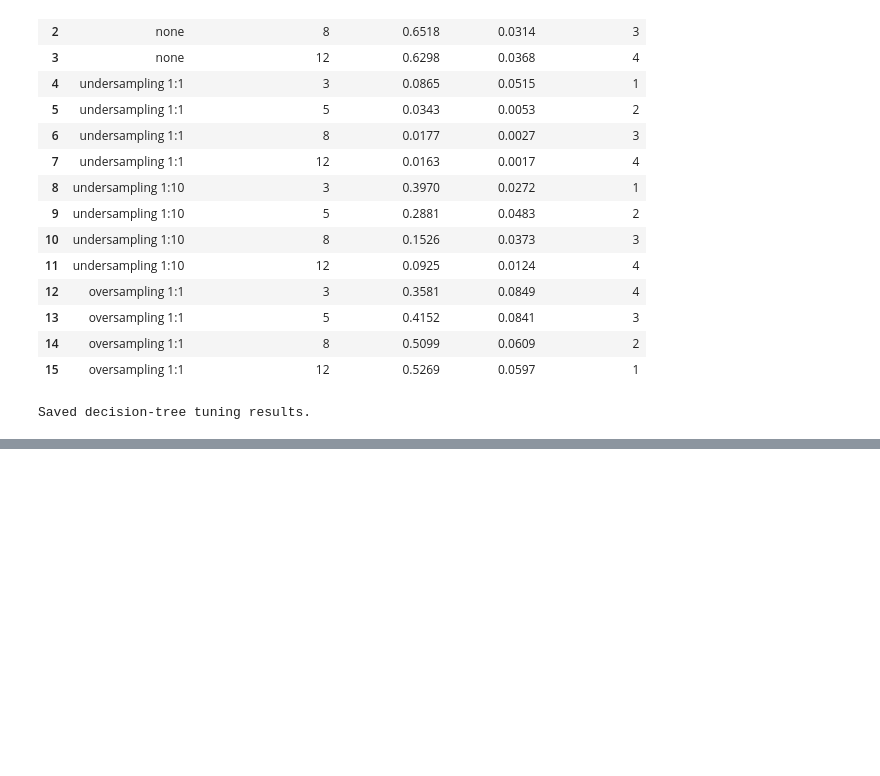
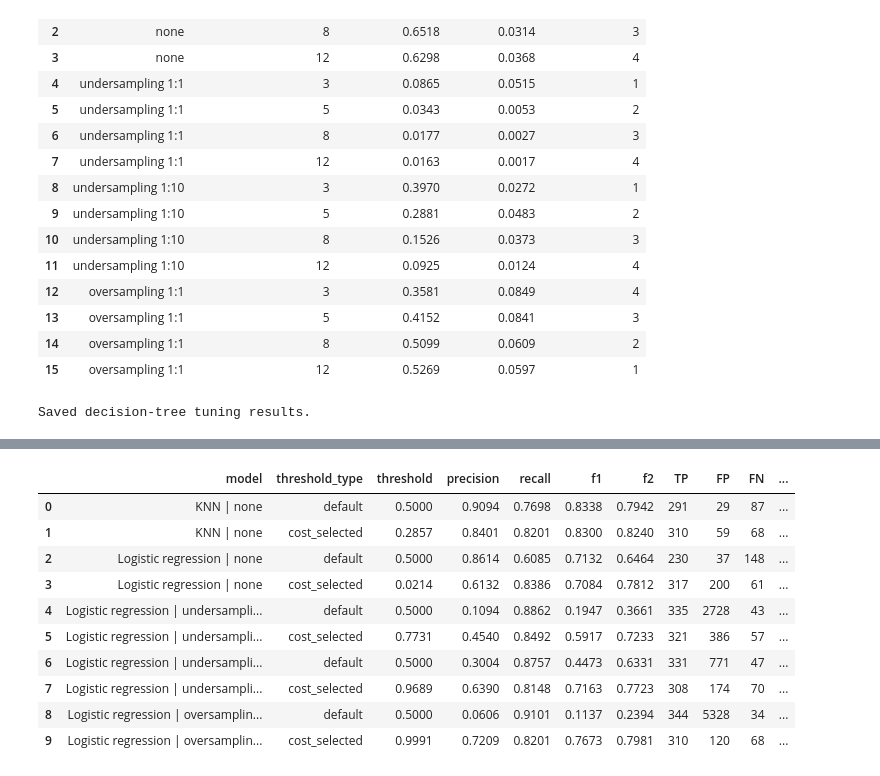
Before and after one commit to chayaagowda/Machine-Learning-and-Data-Mining-Project, a Jupyter notebook: Fraud_Setup_and_E1_Baseline.ipynb, the cells around one changed output, grey strips where cells are left out. Saved outputs shown, nothing was run; the diff lists cells and outputs as text; code cells hidden in the pictures; blank space fills up the shorter version.

```diff
--- a/Fraud_Setup_and_E1_Baseline.ipynb
+++ b/Fraud_Setup_and_E1_Baseline.ipynb
@@ -900,0 +1187,95 @@ Together at the end: E7 (feature selection and threshold choice on the best mode
+# %%
+threshold_rows = []
+selected_thresholds = {}
+
+y_oof = oof_predictions["Class"].to_numpy()
+n_positive = int(y_oof.sum())
+n_negative = len(y_oof) - n_positive
+
+for column in oof_predictions.columns[2:]:
+    scores = oof_predictions[column].to_numpy()
+
+    # Sort scores from highest to lowest.
+    order = np.argsort(-scores, kind="stable")
+    sorted_scores = scores[order]
+    sorted_y = y_oof[order]
+
+    # Evaluate thresholds after each complete group of tied scores.
+    group_ends = np.r_[
+        np.flatnonzero(np.diff(sorted_scores) != 0),
+        len(scores) - 1
+    ]
+
+    cumulative_tp = np.cumsum(sorted_y)
+    tp = np.r_[0, cumulative_tp[group_ends]]
+    flagged = np.r_[0, group_ends + 1]
+    fp = flagged - tp
+    fn = n_positive - tp
+
+    # First threshold represents flagging no transactions.
+    thresholds = np.r_[
+        np.nextafter(sorted_scores[0], np.inf),
+        sorted_scores[group_ends]
+    ]
+
+    costs = 10 * fn + fp
+
+    # For equal costs, prefer fewer false alarms.
+    best = np.lexsort((fp, costs))[0]
+    selected_threshold = float(thresholds[best])
+    selected_thresholds[column] = selected_threshold
+
+    for label, threshold in [
+        ("default", 0.5),
+        ("cost_selected", selected_threshold)
+    ]:
+        predicted = (scores >= threshold).astype(int)
+        tn, fp_, fn_, tp_ = confusion_matrix(
+            y_oof, predicted, labels=[0, 1]
+        ).ravel()
+
+        threshold_rows.append({
+            "model": column,
+            "threshold_type": label,
+            "threshold": threshold,
+            "precision": precision_score(
+                y_oof, predicted, zero_division=0
+            ),
+            "recall": recall_score(
+                y_oof, predicted, zero_division=0
+            ),
+            "f1": f1_score(y_oof, predicted, zero_division=0),
+            "f2": fbeta_score(
+                y_oof, predicted, beta=2, zero_division=0
+            ),
+            "TP": tp_,
+            "FP": fp_,
+            "FN": fn_,
+            "TN": tn,
+            "cost_10to1": int(10 * fn_ + fp_),
+        })
+
+threshold_results = pd.DataFrame(threshold_rows)
+
+threshold_results.to_csv(
+    "Person_A_threshold_selection_seed42.csv", index=False
+)
+
+with open("Person_A_selected_thresholds_seed42.json", "w") as f:
+    json.dump(selected_thresholds, f, indent=2)
+
+display(threshold_results.round(4))
+print("Always-normal cost:", 10 * n_positive)
+print("Saved threshold comparison and selected thresholds.")
+# %% [output]
+|  | model | threshold_type | threshold | precision | recall | f1 | f2 | TP | FP | FN | ... |
+| 0 | KNN | none | default | 0.5000 | 0.9094 | 0.7698 | 0.8338 | 0.7942 | 291 | 29 | 87 | ... |
+| 1 | KNN | none | cost_selected | 0.2857 | 0.8401 | 0.8201 | 0.8300 | 0.8240 | 310 | 59 | 68 | ... |
+| 2 | Logistic regression | none | default | 0.5000 | 0.8614 | 0.6085 | 0.7132 | 0.6464 | 230 | 37 | 148 | ... |
+| 3 | Logistic regression | none | cost_selected | 0.0214 | 0.6132 | 0.8386 | 0.7084 | 0.7812 | 317 | 200 | 61 | ... |
+| 4 | Logistic regression | undersampli... | default | 0.5000 | 0.1094 | 0.8862 | 0.1947 | 0.3661 | 335 | 2728 | 43 | ... |
+| 5 | Logistic regression | undersampli... | cost_selected | 0.7731 | 0.4540 | 0.8492 | 0.5917 | 0.7233 | 321 | 386 | 57 | ... |
+| 6 | Logistic regression | undersampli... | default | 0.5000 | 0.3004 | 0.8757 | 0.4473 | 0.6331 | 331 | 771 | 47 | ... |
+| 7 | Logistic regression | undersampli... | cost_selected | 0.9689 | 0.6390 | 0.8148 | 0.7163 | 0.7723 | 308 | 174 | 70 | ... |
+| 8 | Logistic regression | oversamplin... | default | 0.5000 | 0.0606 | 0.9101 | 0.1137 | 0.2394 | 344 | 5328 | 34 | ... |
+| 9 | Logistic regression | oversamplin... | cost_selected | 0.9991 | 0.7209 | 0.8201 | 0.7673 | 0.7981 | 310 | 120 | 68 | ... |
```
Also changed, not shown: parts of 32 cells of this notebook, 33 other files.
